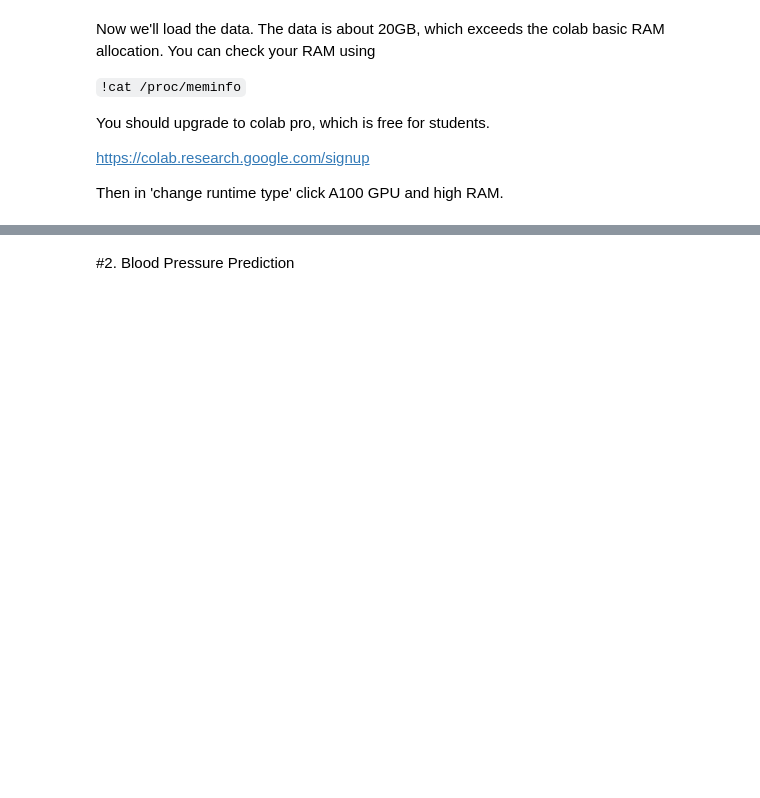
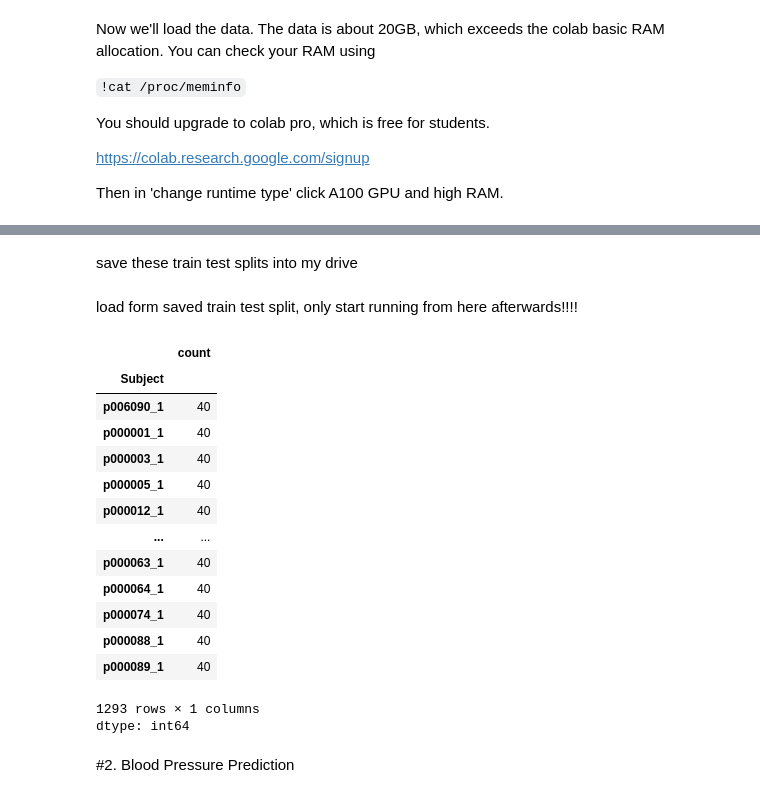
Before and after one commit to Yuyang-Yao/Math_-5750_Project4, a Jupyter notebook: Project4.ipynb, the cells around one changed output, grey strips where cells are left out. Saved outputs shown, nothing was run; the diff lists cells and outputs as text; code cells hidden in the pictures; blank space fills up the shorter version.

```diff
--- a/Project4.ipynb
+++ b/Project4.ipynb
@@ -104,2 +182,4 @@ df_CalBased_Test['Subject'].value_counts()
 # %%
 # your code here
+# %% [markdown]
+save these train test splits into my drive
@@ -106,3 +202,37 @@ df_CalBased_Test['Subject'].value_counts()
+# %% [markdown]
+load form saved train test split, only start running from here afterwards!!!!
+# %%
+SAVE_DIR = "/content/drive/MyDrive/pulseDB/processed/"
+
+df_Train = pd.read_pickle(SAVE_DIR + "df_Train.pkl")
+df_CalBased_Test = pd.read_pickle(SAVE_DIR + "df_CalBased_Test.pkl")
+
+ECG_Train = np.load(SAVE_DIR + "ECG_Train.npy")
+PPG_Train = np.load(SAVE_DIR + "PPG_Train.npy")
+ABP_Train = np.load(SAVE_DIR + "ABP_Train.npy")
+
+ECG_CalBased_Test = np.load(SAVE_DIR + "ECG_CalBased_Test.npy")
+PPG_CalBased_Test = np.load(SAVE_DIR + "PPG_CalBased_Test.npy")
+ABP_CalBased_Test = np.load(SAVE_DIR + "ABP_CalBased_Test.npy")
+# %%
+# 1293 subjects, 40 samples/ subject = 51720 samples
+df_CalBased_Test['Subject'].value_counts() # check if it is same thing
+# %% [output]
+|  | count |
+| Subject |  |
+| p006090_1 | 40 |
+| p000001_1 | 40 |
+| p000003_1 | 40 |
+| p000005_1 | 40 |
+| p000012_1 | 40 |
+| ... | ... |
+| p000063_1 | 40 |
+| p000064_1 | 40 |
+| p000074_1 | 40 |
+| p000088_1 | 40 |
+| p000089_1 | 40 |
+1293 rows × 1 columns
+dtype: int64
 # %% [markdown]
 #2. Blood Pressure Prediction
 # %%
```
Also changed, not shown: parts of 7 cells of this notebook.
